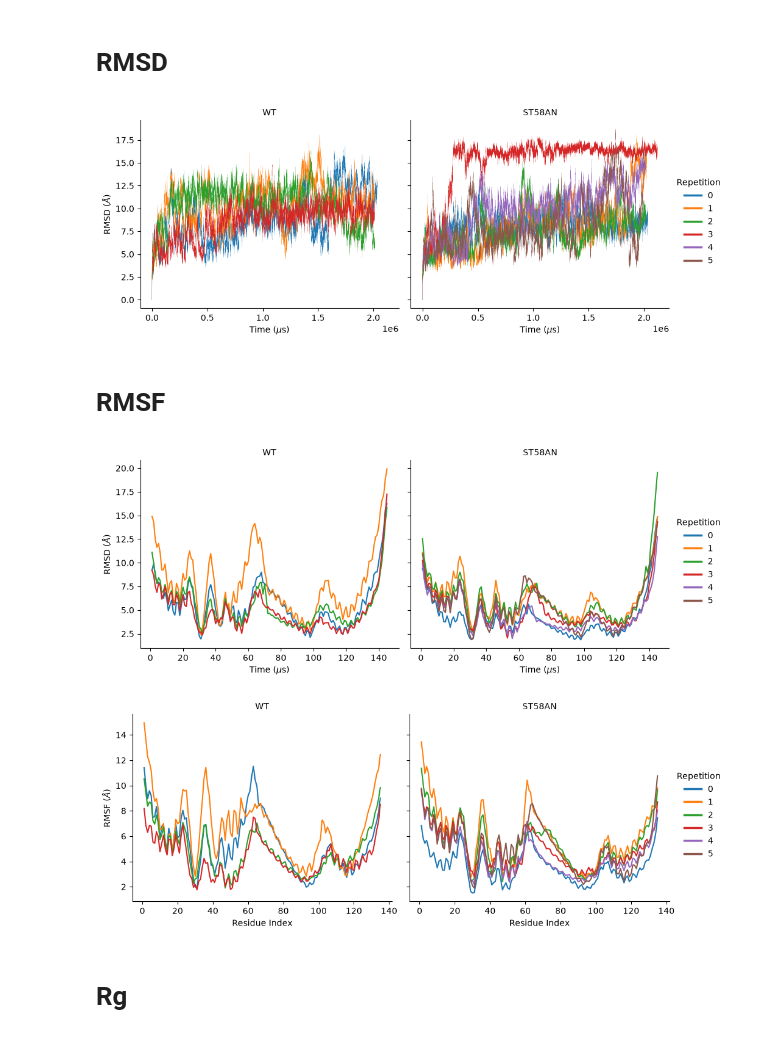
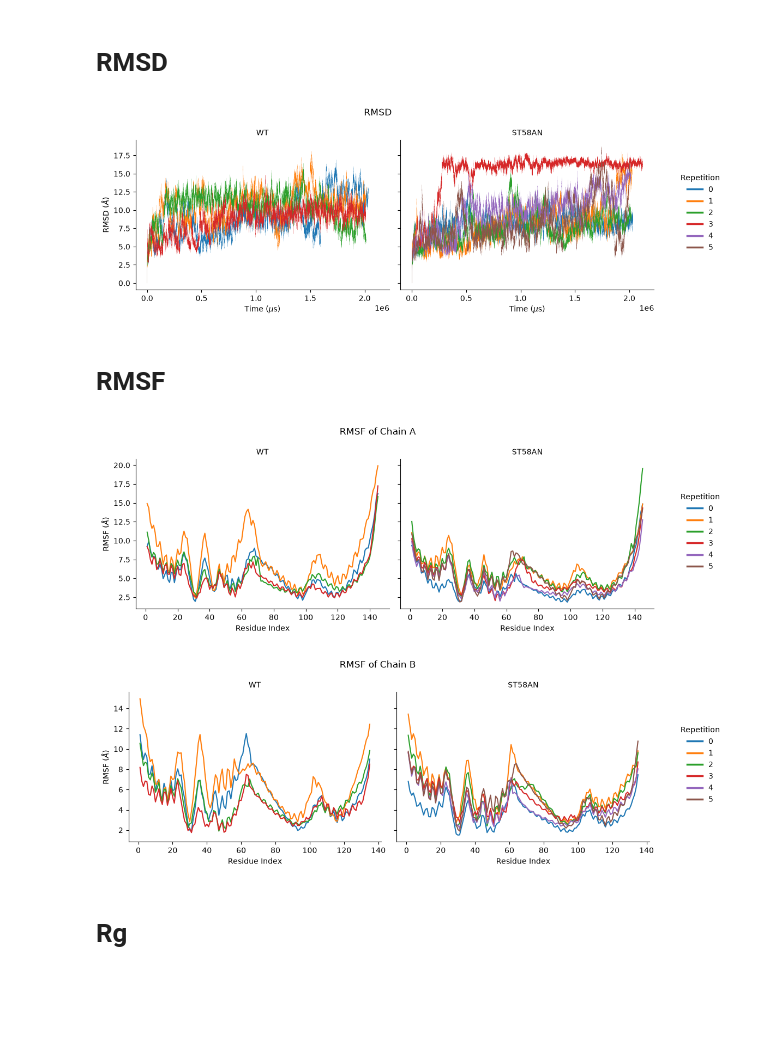
Before and after one commit to AlejandroSanchezCano/MD4MIKC, a Jupyter notebook: visualization/X1.ipynb, the cells around one changed output. Saved outputs shown, nothing was run; the diff lists cells and outputs as text; code cells hidden in the pictures; blank space fills up the shorter version.

```diff
--- a/visualization/X1.ipynb
+++ b/visualization/X1.ipynb
@@ -26,7 +26,7 @@ for reps, system in zip(repetitions, systems):
 
         # Set directory
         directory = (
-            path.SIMULATION / 'FUL-SOC1' / system /
+            path.SIMULATION / 'FUL-AG' / system /
             str(repetition)
         )
 
@@ -57,31 +57,42 @@ rg = pd.concat(rgs, ignore_index=True)
 # %%
 g = sns.relplot(
     data=rmsd,
     x="Time",
     y="RMSD",
     col="System",
     hue="Repetition",
     kind="line",
     estimator=None,
     units="Repetition",
     palette="tab10",
     linewidth=0.1,
     height=4,
     aspect=1.2,
     facet_kws={"sharey": True}
 )
 
+# Move legend outside the plots
+sns.move_legend(
+    g,
+    loc="center left",
+    bbox_to_anchor=(1.02, 0.5),
+    title="Repetition",
+    frameon=False
+)
+
 legend = g._legend
 for line in legend.get_lines():
         line.set_linewidth(2.5)
 
 g.set_axis_labels(r"Time ($\mu$s)", r"RMSD ($\AA$)")
 g.set_titles("{col_name}")
+g.figure.suptitle('RMSD')
 
+plt.tight_layout()
 sns.despine()
 plt.show()
 # %% [output]
-[figure, old version]
+[figure, new version]
 # %% [markdown]
 # RMSF
 # %%
@@ -101,17 +112,28 @@ g = sns.relplot(
     facet_kws={"sharey": True}
 )
 
+# Move legend outside the plots
+sns.move_legend(
+    g,
+    loc="center left",
+    bbox_to_anchor=(1.02, 0.5),
+    title="Repetition",
+    frameon=False
+)
+
 legend = g._legend
 for line in legend.get_lines():
         line.set_linewidth(2.5)
 
 g.set_axis_labels(r"Residue Index", r"RMSF ($\AA$)")
 g.set_titles("{col_name}")
+g.figure.suptitle('RMSF of Chain A')
 
+plt.tight_layout()
 sns.despine()
 plt.show()
 # %% [output]
-[figure, old version]
+[figure, new version]
 # %%
 g = sns.relplot(
     data=rmsf[rmsf['Chain'] == 'B'],
@@ -129,17 +151,28 @@ g = sns.relplot(
     facet_kws={"sharey": True}
 )
 
+# Move legend outside the plots
+sns.move_legend(
+    g,
+    loc="center left",
+    bbox_to_anchor=(1.02, 0.5),
+    title="Repetition",
+    frameon=False
+)
+
 legend = g._legend
 for line in legend.get_lines():
         line.set_linewidth(2.5)
 
 g.set_axis_labels(r"Residue Index", r"RMSF ($\AA$)")
 g.set_titles("{col_name}")
+g.figure.suptitle('RMSF of Chain B')
 
+plt.tight_layout()
 sns.despine()
 plt.show()
 # %% [output]
-[figure, old version]
+[figure, new version]
 # %% [markdown]
 # Rg
 # %%
```
Also changed, not shown: parts of 4 cells of this notebook, 2 other files.
